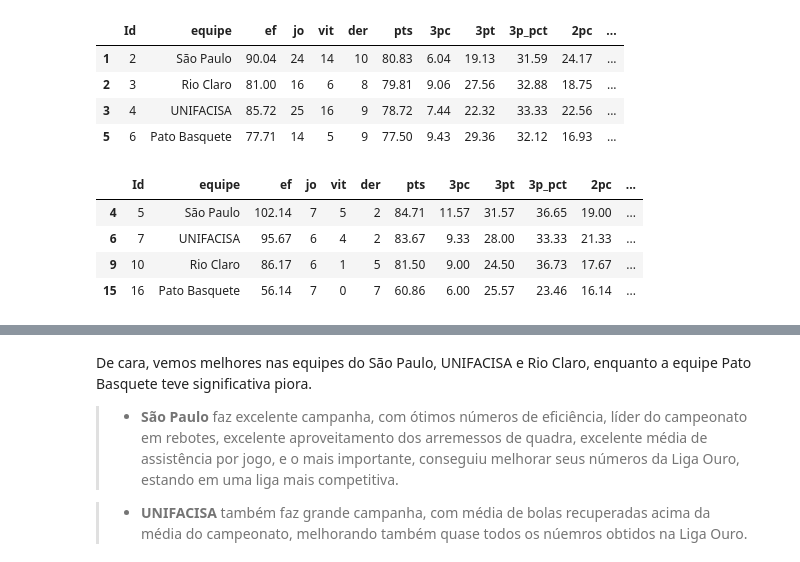
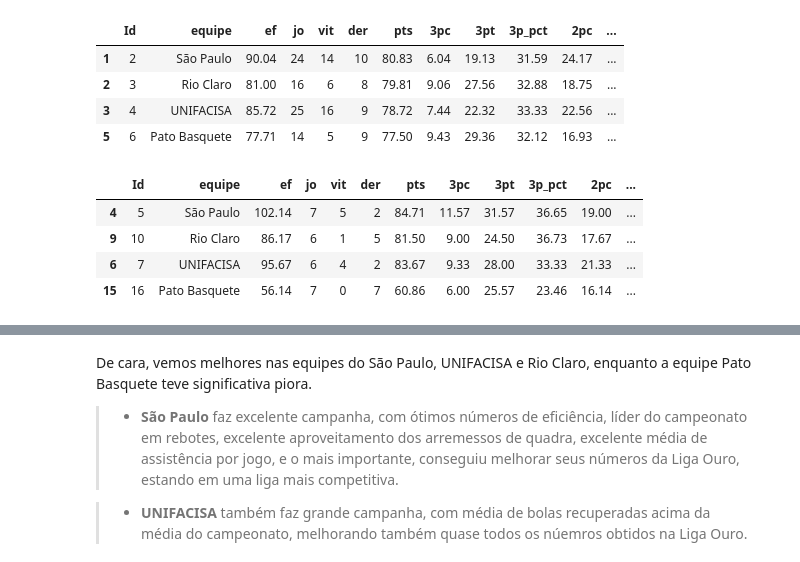
Before and after one commit to rafaelnduarte/Analise_De_Dados_Cerrado_Basquete, a Jupyter notebook: Codeless_Análise_de_Dados_Cerrado_Basquete.ipynb, the cells around one changed output, grey strips where cells are left out. Drawn from its saved outputs; the diff is of its cells as text; code cells hidden in the pictures.

```diff
--- a/Codeless_Análise_de_Dados_Cerrado_Basquete.ipynb
+++ b/Codeless_Análise_de_Dados_Cerrado_Basquete.ipynb
@@ -536,12 +536,12 @@ df_ouro.loc[[1,2,3,5]].head()
 # %%
 #@title Campanha dessas equipes no NBB 2019/20
 
-df_nbb.loc[[4,6,9,15]].head()
+df_nbb.loc[[4,9,6,15]].head()
 # %% [output]
 |  | Id | equipe | ef | jo | vit | der | pts | 3pc | 3pt | 3p_pct | 2pc | ... |
 | 4 | 5 | São Paulo | 102.14 | 7 | 5 | 2 | 84.71 | 11.57 | 31.57 | 36.65 | 19.00 | ... |
+| 9 | 10 | Rio Claro | 86.17 | 6 | 1 | 5 | 81.50 | 9.00 | 24.50 | 36.73 | 17.67 | ... |
 | 6 | 7 | UNIFACISA | 95.67 | 6 | 4 | 2 | 83.67 | 9.33 | 28.00 | 33.33 | 21.33 | ... |
-| 9 | 10 | Rio Claro | 86.17 | 6 | 1 | 5 | 81.50 | 9.00 | 24.50 | 36.73 | 17.67 | ... |
 | 15 | 16 | Pato Basquete | 56.14 | 7 | 0 | 7 | 60.86 | 6.00 | 25.57 | 23.46 | 16.14 | ... |
 # %%
 #@title Distribuição estatística do dataset do NBB
```
Also changed, not shown: parts of 17 cells of this notebook.
